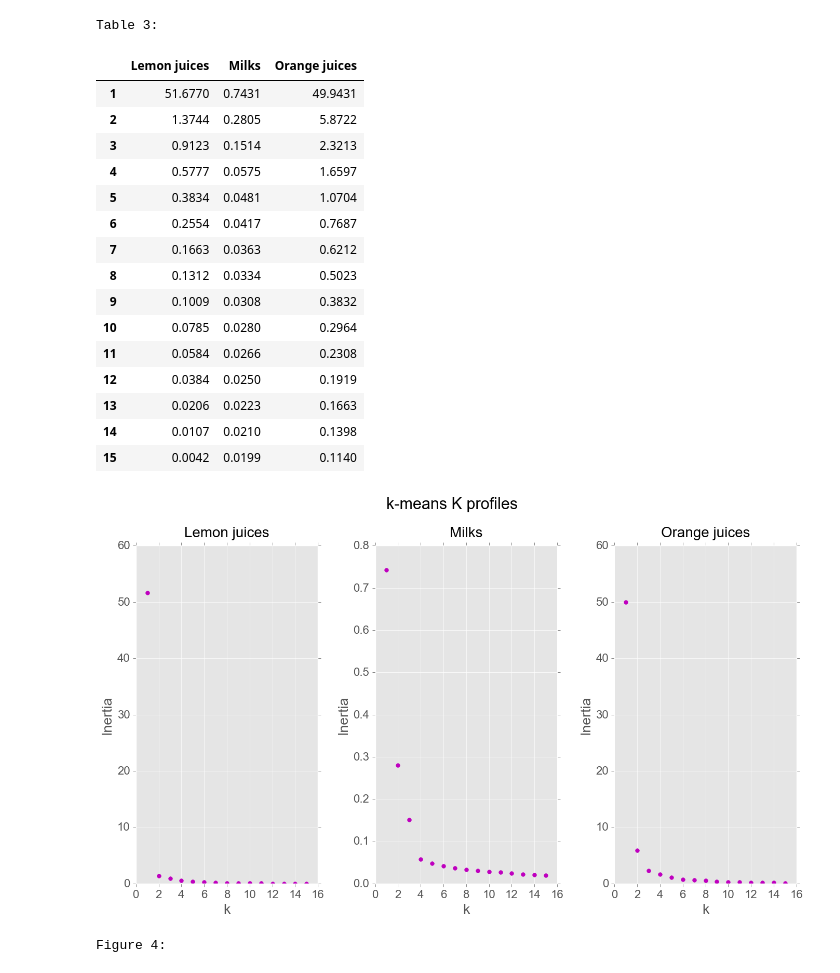
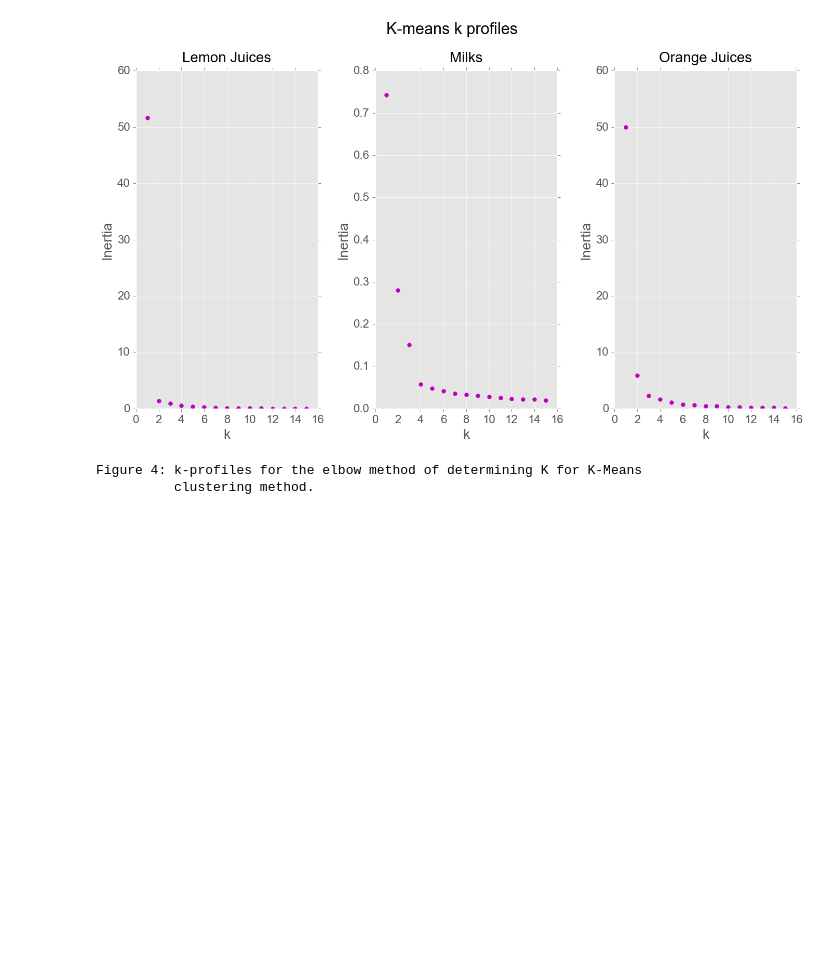
Before and after one commit to farazhb/E-Nose-PCA-Cluster, a Jupyter notebook: e_nose.ipynb, the cells around one changed output. Saved outputs shown, nothing was run; the diff lists cells and outputs as text; code cells hidden in the pictures; blank space fills up the shorter version.

```diff
--- a/e_nose.ipynb
+++ b/e_nose.ipynb
@@ -408,18 +428,22 @@ Figure 2:
 """ Plot all 3-D and 2-D from PCA """
 
 # Now, plot
-gs = matplotlib.gridspec.GridSpec(6, 2, width_ratios=[1,1], height_ratios=[0.01,1,0.01,1,0.01,1])
+gs = matplotlib.gridspec.GridSpec(6, 2, width_ratios=[1,1], \
+                                  height_ratios=[0.01,1,0.01,1,0.01,1])
 fig = plt.figure(figsize=(12,16))
 
-for i,key in enumerate(SUBSTS):   # SUBSTS elems match collected_dfs's keys. Iterate list to avoid random order iteration
+# SUBSTS elems match collected_dfs's keys. Iterate list to avoid random order iteration
+for i,key in enumerate(SUBSTS):
 
     plt.subplot(gs[2*i,:])
     plt.gca().axis('off')
-    plt.text(s="\n"+key, va='center', ha='center', x=0.5, y=1.02, fontsize=20)   # given ha, x redundant but syntax needs it
+    # given ha, x redundant but syntax needs it
+    plt.text(s="\n"+key, va='center', ha='center', x=0.5, y=1.02, fontsize=20)
 
     plt.subplot(gs[2*i+1,0], projection='3d')
     scatter_plot_smpl(3, dfs_dict[key], "3-PC presentation for {0}".format(key), \
-               "PC1", "PC2", "PC3", CLR_MAP, 'o', 40, 0.8, ELV_AZMT_DCT[key][0], ELV_AZMT_DCT[key][1] )
+                      "PC1", "PC2", "PC3", CLR_MAP, 'o', 40, 0.8, \
+                      ELV_AZMT_DCT[key][0], ELV_AZMT_DCT[key][1] )
 
     plt.subplot(gs[2*i+1,1])
     scatter_plot_smpl(2, dfs_dict[key], "2-PC presentation for {0}".format(key), \
@@ -427,6 +451,7 @@ for i,key in enumerate(SUBSTS):   # SUBSTS elems match collected_dfs's keys. Ite
 
 plt.tight_layout()
 plt.show()
-print ("Figure 3: \n")
+print ("Figure 3: The 3-D projected and 2-D views of the sensor response data for\n" + \
+       "          the different substances.\n")
 # %% [output]
 [figure]
@@ -434,56 +460,41 @@ Figure 3:
 # %%
 """ K-Means Clustering: Finding K """
 
 xvals = list(range(1,16))
-k_inertiae_um_df = pd.DataFrame(index=xvals)   # No need for data param as e.g. np.zeros(len(xvals))
+# No need for data param as e.g. np.zeros(len(xvals))
+k_inertiae_um_df = pd.DataFrame(index=xvals)
 
-# Iterate through our dataframes and candidate ks; put in k_factors_df the inertia (within-cluster sum of distance squares)
+# Iterate through dataframes and candidate ks; put in k_factors_df the inertia
+# (within-cluster sum of distance squares)
 for key in SUBSTS:
     for n_clust in xvals:
         kmeans = KMeans(n_clusters = n_clust, max_iter=1000)
         clusters = kmeans.fit(collected_dfs[key].iloc[:,0:300])
         k_inertiae_um_df.loc[n_clust, key] = clusters.inertia_
 
-print ("Table 3: ")
-dp.display (k_inertiae_um_df)
-print ()
+#dp.display (k_inertiae_um_df)
 
 font = {'font.family':'Arial', 'font.weight':'normal', 'font.size':16}
 plt.rcParams.update(font)
 fig = plt.figure(figsize=(14,8))
 for i,key in enumerate(SUBSTS):
     ax = fig.add_subplot(1,3,i+1)
     #ax.set_yscale('log')
     ax.scatter ( x=xvals, y=k_inertiae_um_df[key], color='m', linestyle='-', marker='o', s=30 )
     ax.set_title (key+"\n", fontsize=20, linespacing=0.2)
     ax.set_ylabel("Inertia")
     ax.set_xlabel("k")
     ax.set_ylim(bottom=0.)
 
-fig.text (s="k-means K profiles\n", x=0.5, y=0.95, ha='center', fontsize=22, linespacing=1.9)
+fig.text (s="K-means k profiles\n", x=0.5, y=0.95, ha='center', fontsize=22, linespacing=1.9)
 plt.tight_layout()
 plt.show()
-print ("Figure 4: \n")
+print ("Figure 4: k-profiles for the elbow method of determining K for K-Means\n" + \
+       "          clustering method.\n")
 # %% [output]
+[figure]
-Table 3:
+Figure 4: k-profiles for the elbow method of determining K for K-Means
+          clustering method.
-|  | Lemon juices | Milks | Orange juices |
-| 1 | 51.6770 | 0.7431 | 49.9431 |
-| 2 | 1.3744 | 0.2805 | 5.8722 |
-| 3 | 0.9123 | 0.1514 | 2.3213 |
-| 4 | 0.5777 | 0.0575 | 1.6597 |
-| 5 | 0.3834 | 0.0481 | 1.0704 |
-| 6 | 0.2554 | 0.0417 | 0.7687 |
-| 7 | 0.1663 | 0.0363 | 0.6212 |
-| 8 | 0.1312 | 0.0334 | 0.5023 |
-| 9 | 0.1009 | 0.0308 | 0.3832 |
-| 10 | 0.0785 | 0.0280 | 0.2964 |
-| 11 | 0.0584 | 0.0266 | 0.2308 |
-| 12 | 0.0384 | 0.0250 | 0.1919 |
-| 13 | 0.0206 | 0.0223 | 0.1663 |
-| 14 | 0.0107 | 0.0210 | 0.1398 |
-| 15 | 0.0042 | 0.0199 | 0.1140 |
-[figure]
-Figure 4:
 # %%
 """ Clustering: """
 
```
Also changed, not shown: parts of 12 cells of this notebook.
